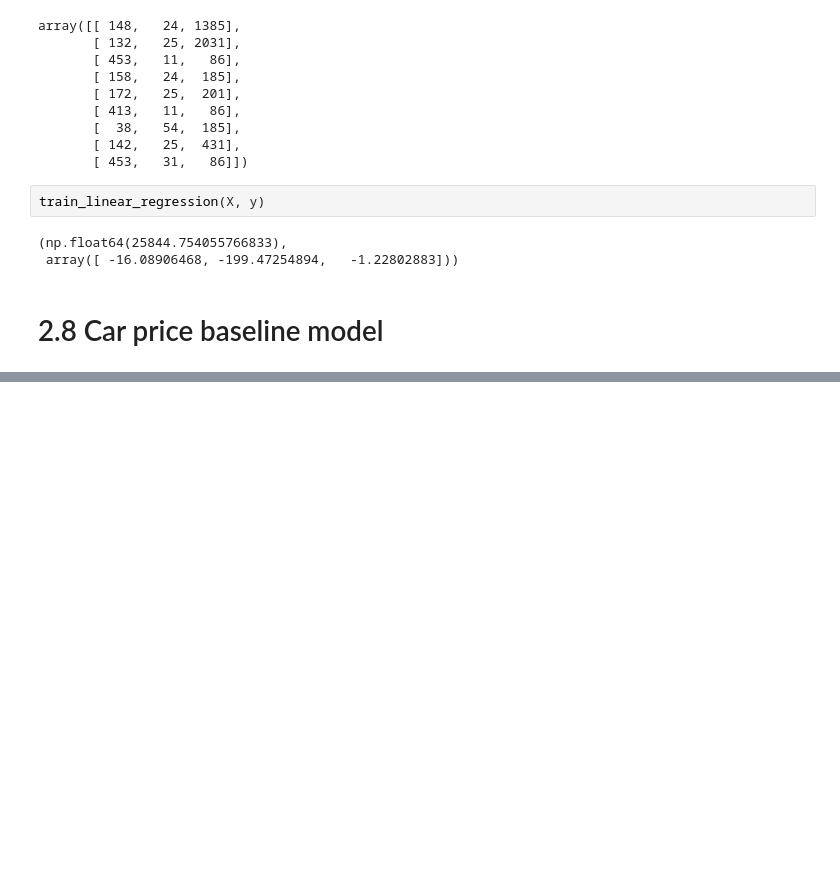
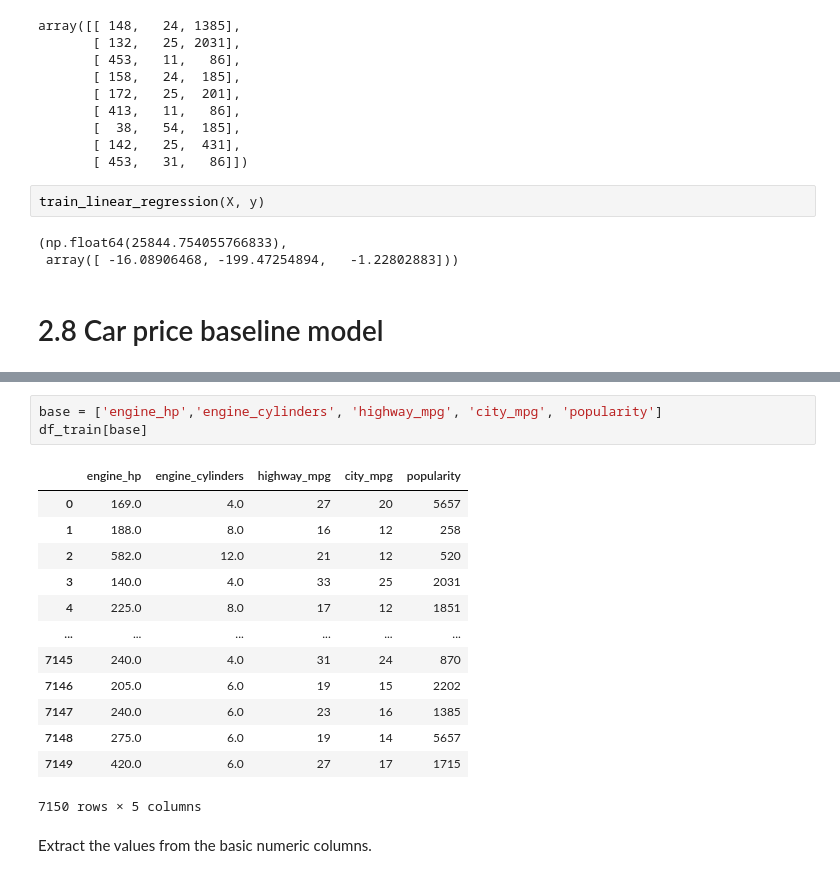
Before and after one commit to jbjezanc/machine-learning, a Jupyter notebook: 02-predicting-car-prices/02-price-prediction.ipynb, the cells around one changed output, grey strips where cells are left out. Saved outputs shown, nothing was run; the diff lists cells and outputs as text; blank space fills up the shorter version.

```diff
--- a/02-predicting-car-prices/02-price-prediction.ipynb
+++ b/02-predicting-car-prices/02-price-prediction.ipynb
@@ -923,0 +969,19 @@ train_linear_regression(X, y)
+# %%
+base = ['engine_hp','engine_cylinders', 'highway_mpg', 'city_mpg', 'popularity']
+df_train[base]
+# %% [output]
+|  | engine_hp | engine_cylinders | highway_mpg | city_mpg | popularity |
+| 0 | 169.0 | 4.0 | 27 | 20 | 5657 |
+| 1 | 188.0 | 8.0 | 16 | 12 | 258 |
+| 2 | 582.0 | 12.0 | 21 | 12 | 520 |
+| 3 | 140.0 | 4.0 | 33 | 25 | 2031 |
+| 4 | 225.0 | 8.0 | 17 | 12 | 1851 |
+| ... | ... | ... | ... | ... | ... |
+| 7145 | 240.0 | 4.0 | 31 | 24 | 870 |
+| 7146 | 205.0 | 6.0 | 19 | 15 | 2202 |
+| 7147 | 240.0 | 6.0 | 23 | 16 | 1385 |
+| 7148 | 275.0 | 6.0 | 19 | 14 | 5657 |
+| 7149 | 420.0 | 6.0 | 27 | 17 | 1715 |
+7150 rows × 5 columns
+# %% [markdown]
+Extract the values from the basic numeric columns.
```
Also changed, not shown: parts of 20 cells of this notebook.
